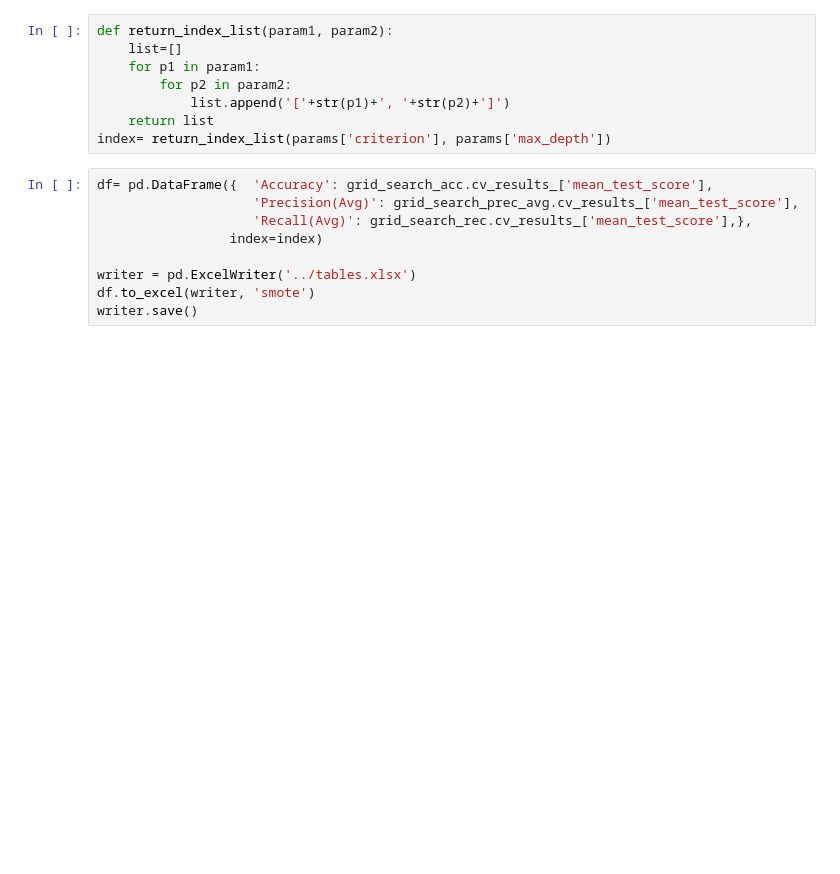
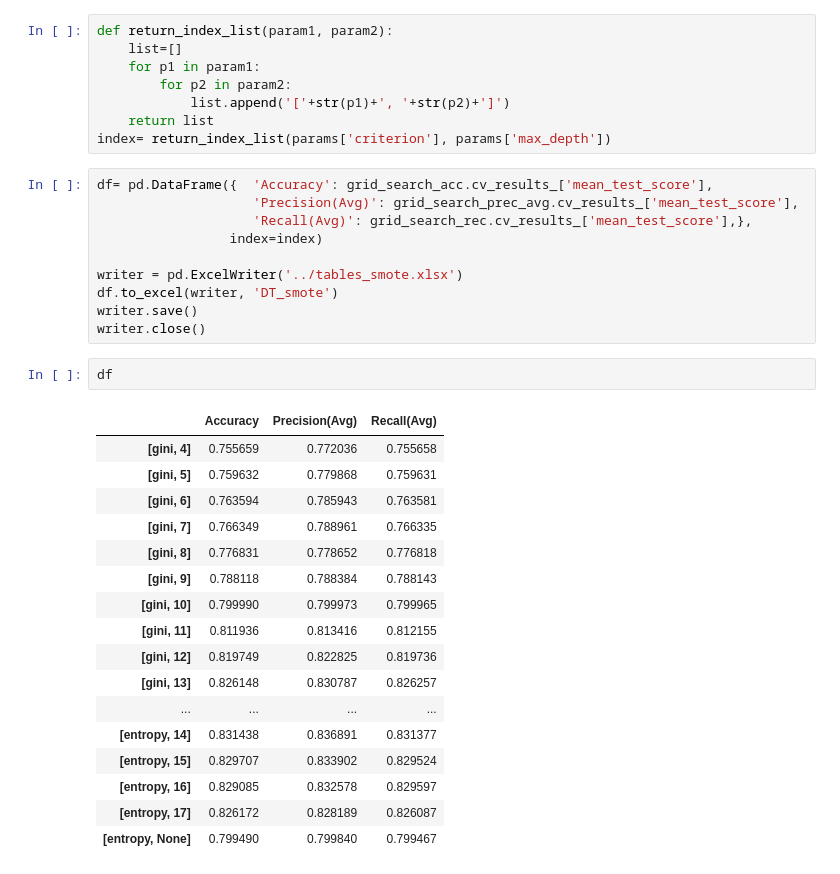
Before and after one commit to Tip-Toes/Predictive-analytics-in-bank-loans-granting, a Jupyter notebook: feature_selection/Univariante ROC_AUC/Qualitative deleted/Continuous deleted/Balancing_Oversamlping_SMOTE/Training Models not normalized/DecisionTree.ipynb, the cells around one changed output. Cells and saved outputs as stored; diff of their text form; blank space fills up the shorter version.

```diff
--- a/feature_selection/Univariante ROC_AUC/Qualitative deleted/Continuous deleted/Balancing_Oversamlping_SMOTE/Training Models not normalized/DecisionTree.ipynb
+++ b/feature_selection/Univariante ROC_AUC/Qualitative deleted/Continuous deleted/Balancing_Oversamlping_SMOTE/Training Models not normalized/DecisionTree.ipynb
@@ -196,6 +209,27 @@ df= pd.DataFrame({  'Accuracy': grid_search_acc.cv_results_['mean_test_score'],
                     'Recall(Avg)': grid_search_rec.cv_results_['mean_test_score'],},
                  index=index)
 
-writer = pd.ExcelWriter('../tables.xlsx')
-df.to_excel(writer, 'smote')
+writer = pd.ExcelWriter('../tables_smote.xlsx')
+df.to_excel(writer, 'DT_smote')
 writer.save()
+writer.close()
+# %%
+df
+# %% [output]
+|  | Accuracy | Precision(Avg) | Recall(Avg) |
+| [gini, 4] | 0.755659 | 0.772036 | 0.755658 |
+| [gini, 5] | 0.759632 | 0.779868 | 0.759631 |
+| [gini, 6] | 0.763594 | 0.785943 | 0.763581 |
+| [gini, 7] | 0.766349 | 0.788961 | 0.766335 |
+| [gini, 8] | 0.776831 | 0.778652 | 0.776818 |
+| [gini, 9] | 0.788118 | 0.788384 | 0.788143 |
+| [gini, 10] | 0.799990 | 0.799973 | 0.799965 |
+| [gini, 11] | 0.811936 | 0.813416 | 0.812155 |
+| [gini, 12] | 0.819749 | 0.822825 | 0.819736 |
+| [gini, 13] | 0.826148 | 0.830787 | 0.826257 |
+| ... | ... | ... | ... |
+| [entropy, 14] | 0.831438 | 0.836891 | 0.831377 |
+| [entropy, 15] | 0.829707 | 0.833902 | 0.829524 |
+| [entropy, 16] | 0.829085 | 0.832578 | 0.829597 |
+| [entropy, 17] | 0.826172 | 0.828189 | 0.826087 |
+| [entropy, None] | 0.799490 | 0.799840 | 0.799467 |
```
Also changed, not shown: parts of 6 cells of this notebook, 9 other files.
